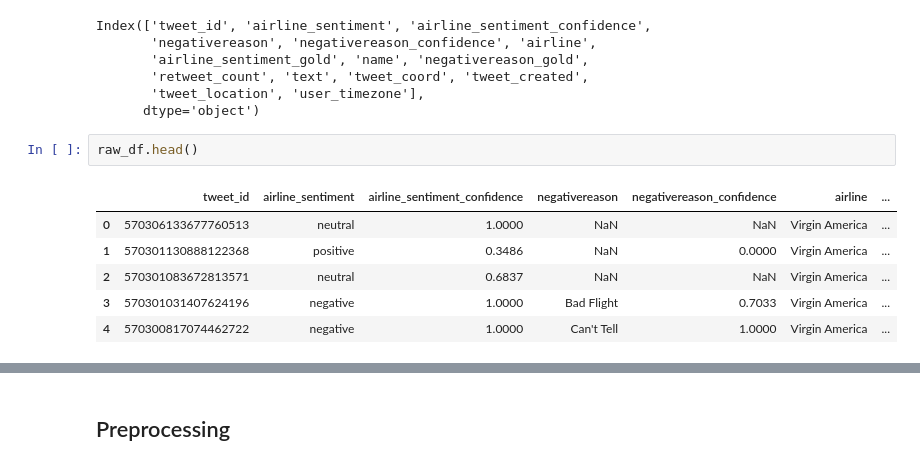
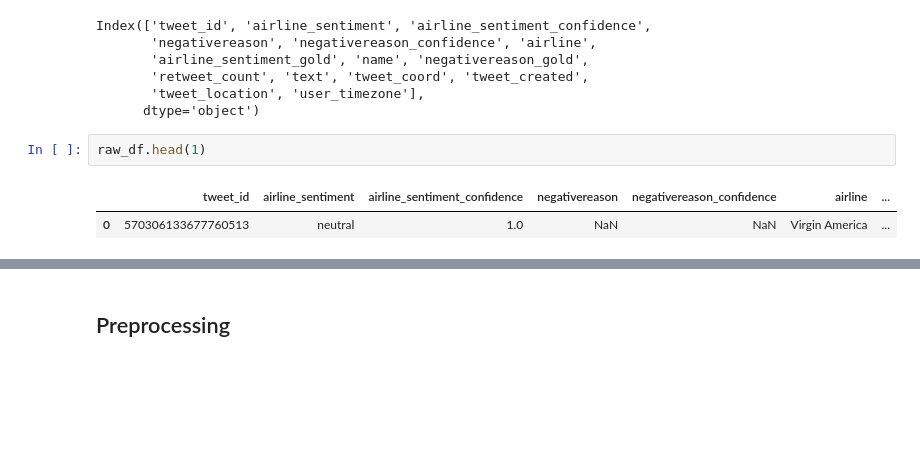
Before and after one commit to dharmsen/DBLDataChallenge, a Jupyter notebook: sentiment_models/Sentiment_models_overview(80%_accuracy_with_nn).ipynb, the cells around one changed output, grey strips where cells are left out. Cells and saved outputs as stored; diff of their text form; blank space fills up the shorter version.

```diff
--- a/sentiment_models/Sentiment_models_overview(80%_accuracy_with_nn).ipynb
+++ b/sentiment_models/Sentiment_models_overview(80%_accuracy_with_nn).ipynb
@@ -29,11 +59,7 @@ Index(['tweet_id', 'airline_sentiment', 'airline_sentiment_confidence',
        'tweet_location', 'user_timezone'],
       dtype='object')
 # %%
-raw_df.head()
+raw_df.head(1)
 # %% [output]
 |  | tweet_id | airline_sentiment | airline_sentiment_confidence | negativereason | negativereason_confidence | airline | ... |
-| 0 | 570306133677760513 | neutral | 1.0000 | NaN | NaN | Virgin America | ... |
-| 1 | 570301130888122368 | positive | 0.3486 | NaN | 0.0000 | Virgin America | ... |
-| 2 | 570301083672813571 | neutral | 0.6837 | NaN | NaN | Virgin America | ... |
-| 3 | 570301031407624196 | negative | 1.0000 | Bad Flight | 0.7033 | Virgin America | ... |
-| 4 | 570300817074462722 | negative | 1.0000 | Can't Tell | 1.0000 | Virgin America | ... |
+| 0 | 570306133677760513 | neutral | 1.0 | NaN | NaN | Virgin America | ... |
```
Also changed, not shown: parts of 35 cells of this notebook, 2 other files.
